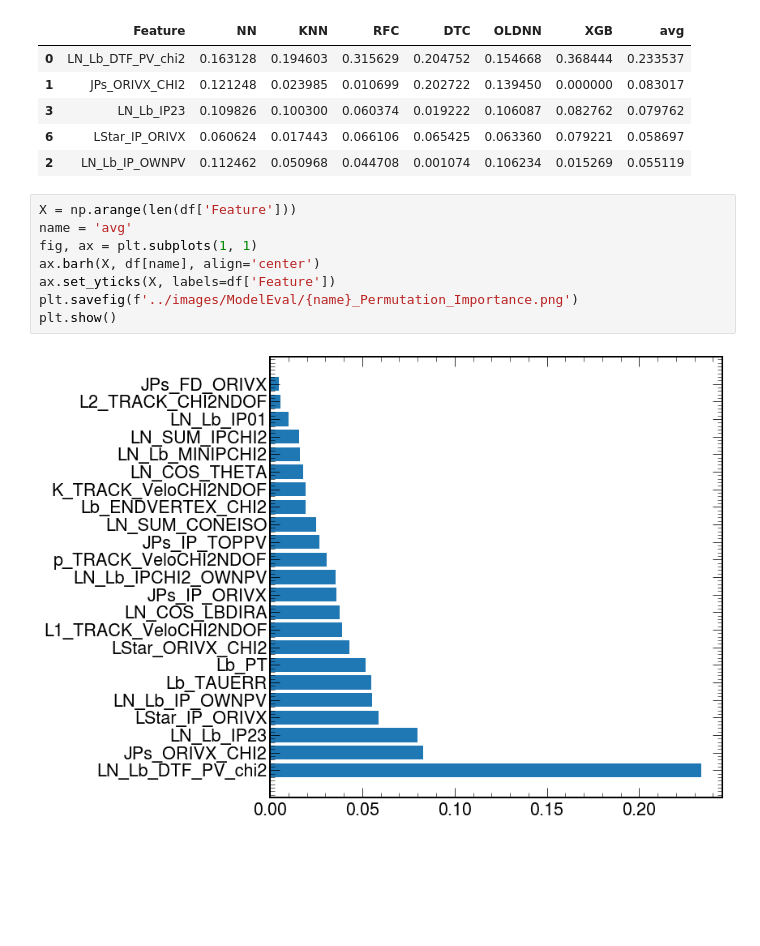
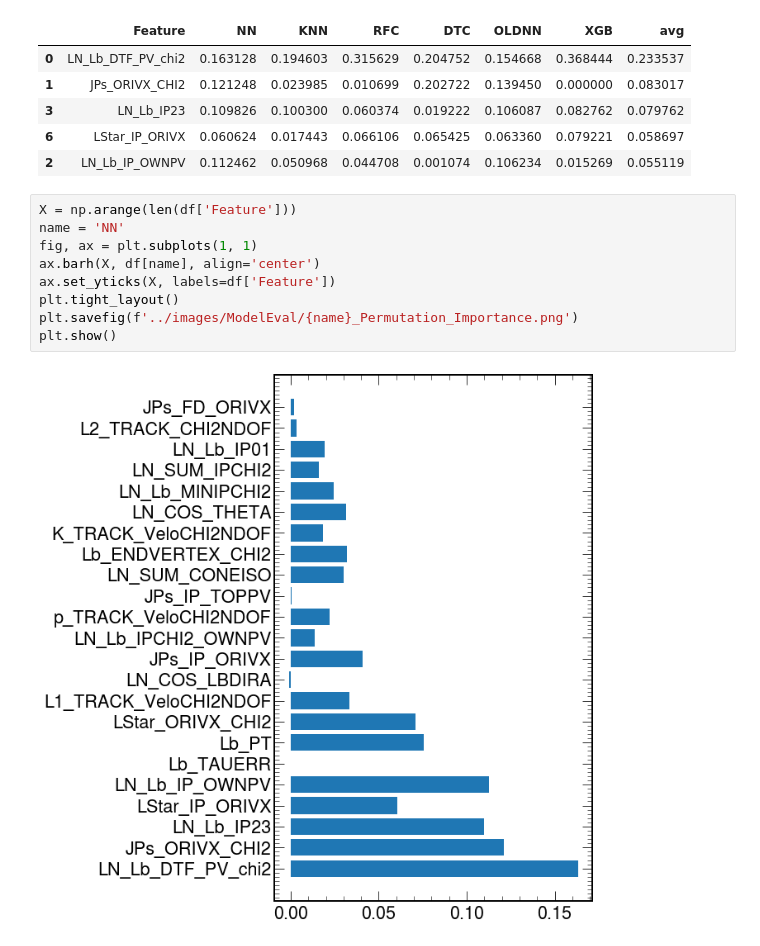
Before and after one commit to ChandlerKenworthy/Y4RareDecayProject, a Jupyter notebook: model_evaluation/feature_evaluation.ipynb, the cells around one changed output. Drawn from its saved outputs; the diff is of its cells as text; blank space fills up the shorter version.

```diff
--- a/model_evaluation/feature_evaluation.ipynb
+++ b/model_evaluation/feature_evaluation.ipynb
@@ -122,11 +122,12 @@ df.head()
 | 2 | LN_Lb_IP_OWNPV | 0.112462 | 0.050968 | 0.044708 | 0.001074 | 0.106234 | 0.015269 | 0.055119 |
 # %%
 X = np.arange(len(df['Feature']))
-name = 'avg'
+name = 'NN'
 fig, ax = plt.subplots(1, 1)
 ax.barh(X, df[name], align='center')
 ax.set_yticks(X, labels=df['Feature'])
+plt.tight_layout()
 plt.savefig(f'../images/ModelEval/{name}_Permutation_Importance.png')
 plt.show()
 # %% [output]
-[figure, old version]
+[figure, new version]
```
Also changed, not shown: 1 other file.
